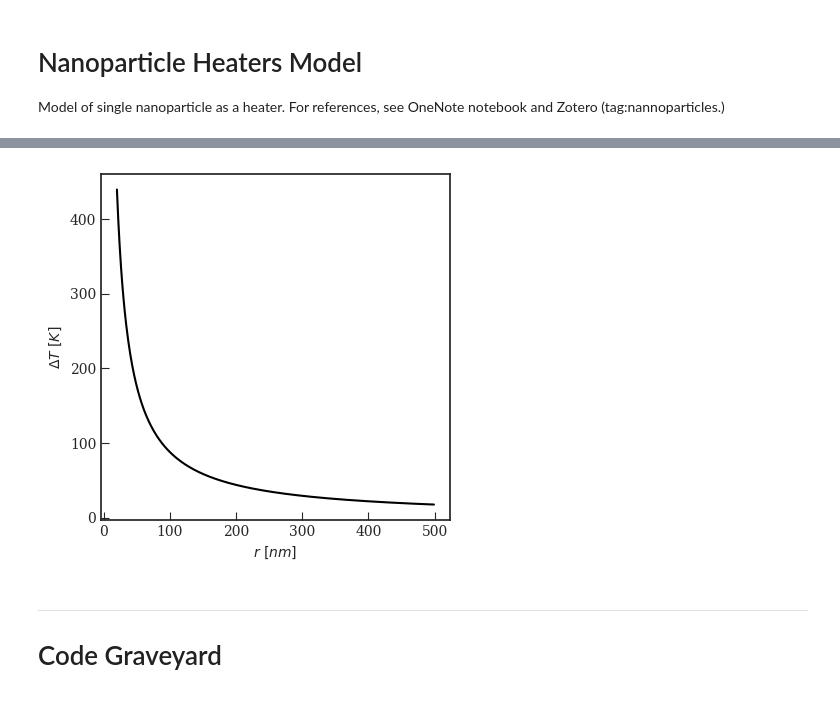
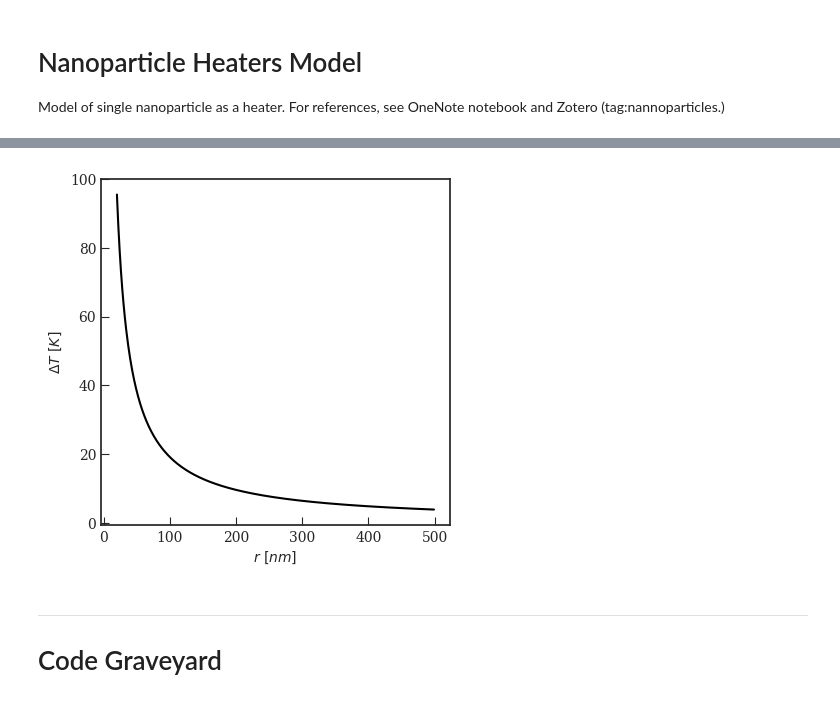
Before and after one commit to martinholub/sicm, a Jupyter notebook: notebooks/model.ipynb, the cells around one changed output, grey strips where cells are left out. Cells and saved outputs as stored; diff of their text form; code cells hidden in the pictures.

```diff
--- a/notebooks/model.ipynb
+++ b/notebooks/model.ipynb
@@ -342,18 +339,18 @@ def plot_temperature(r, T, x_lab = r"$r\ [nm]$", y_lab = r"$\Delta T\ [K]$",):
     """Render plot of r vs T"""
     plot_generic([r], [T], [x_lab], [y_lab])
 # %%
-P = 2.3 # power in watts
+P = 0.5 # power in watts
 transmitance = 0.85 # transmitace at given wavelength
 d = 0.575 # laser spot diameter in mm
 sigma = 8.8e-6 # absorption cross section in cm2
 kappa = 0.6 # thermal conductivity of medium
 r = np.arange(20, 500, 1) # distance in nm
 
 I = calculate_power_density(P * transmitance, d)
 T_delta = calculate_temperature_increase(I, sigma, kappa, r)
 plot_temperature(r, T_delta)
 # %% [output]
-[figure, old version]
+[figure, new version]
 # %% [markdown]
 -------------
 # Code Graveyard
```
Also changed, not shown: parts of 1 cell of this notebook.
